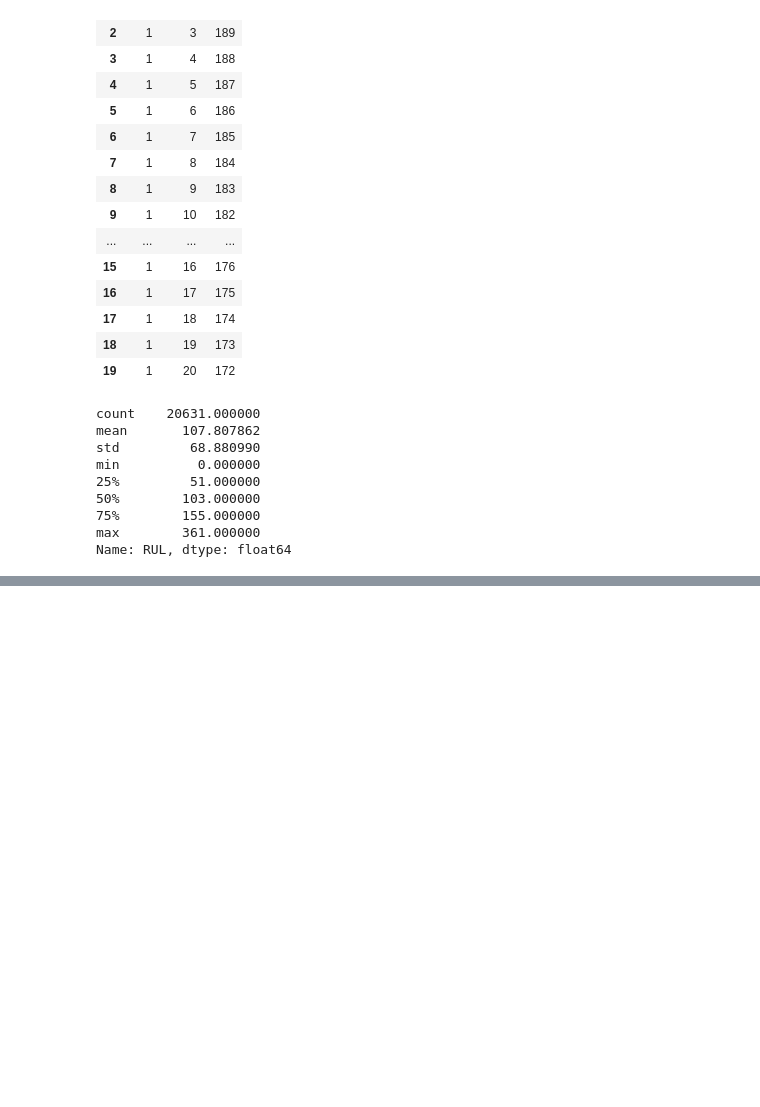
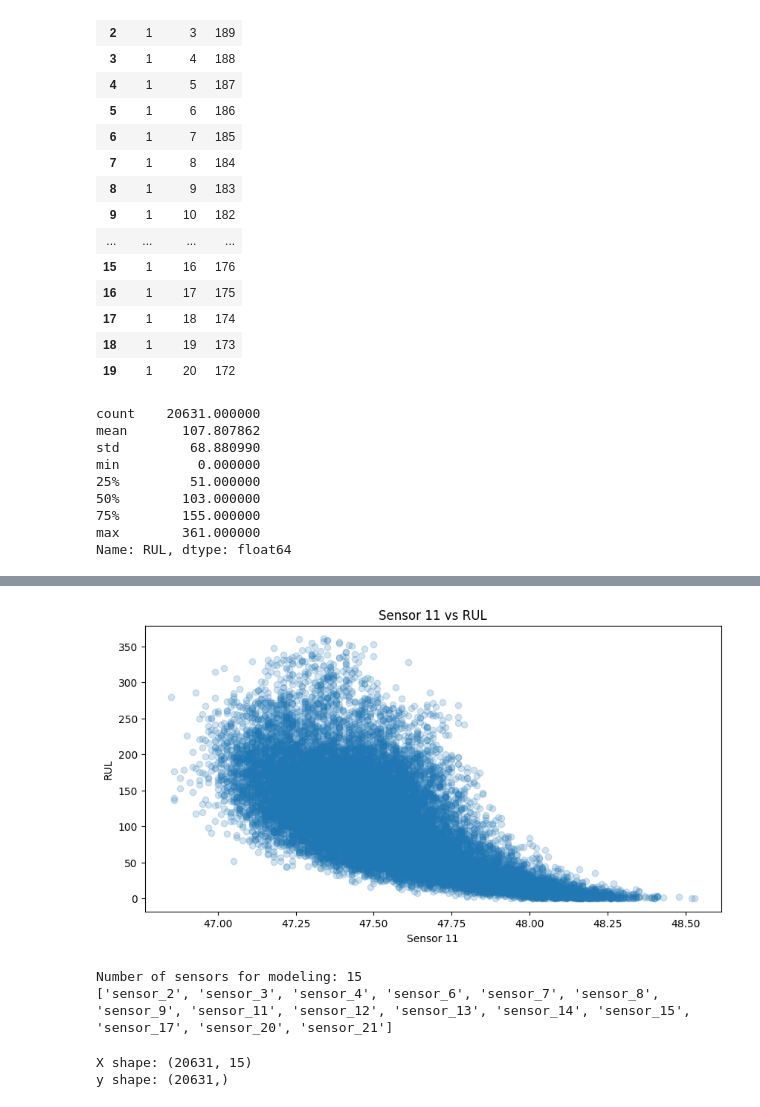
Before and after one commit to Eyasushewangizaw/C_MAPSS_RUL_Project, a Jupyter notebook: notebooks/01_CMAPSS_Data_Preparation.ipynb, the cells around one changed output, grey strips where cells are left out. Saved outputs shown, nothing was run; the diff lists cells and outputs as text; code cells hidden in the pictures; blank space fills up the shorter version.

```diff
--- a/notebooks/01_CMAPSS_Data_Preparation.ipynb
+++ b/notebooks/01_CMAPSS_Data_Preparation.ipynb
@@ -271,0 +288,4 @@ train_raw.to_csv(
+# %%
+DATA_PATH = "../data"
+
+print(DATA_PATH)
@@ -271,0 +547,45 @@ train_raw.to_csv(
+# %%
+plt.figure(figsize=(10, 5))
+
+plt.scatter(
+    train_raw["sensor_11"],
+    train_raw["RUL"],
+    alpha=0.2
+)
+
+plt.xlabel("Sensor 11")
+plt.ylabel("RUL")
+plt.title("Sensor 11 vs RUL")
+
+plt.show()
+# %% [output]
+[figure, added]
+# %%
+constant_sensors = [
+    "sensor_1",
+    "sensor_5",
+    "sensor_10",
+    "sensor_16",
+    "sensor_18",
+    "sensor_19"
+]
+
+model_sensors = [
+    sensor for sensor in sensor_columns
+    if sensor not in constant_sensors
+]
+
+print("Number of sensors for modeling:", len(model_sensors))
+print(model_sensors)
+# %% [output]
+Number of sensors for modeling: 15
+['sensor_2', 'sensor_3', 'sensor_4', 'sensor_6', 'sensor_7', 'sensor_8', 'sensor_9', 'sensor_11', 'sensor_12', 'sensor_13', 'sensor_14', 'sensor_15', 'sensor_17', 'sensor_20', 'sensor_21']
+# %%
+X = train_raw[model_sensors]
+y = train_raw["RUL"]
+
+print("X shape:", X.shape)
+print("y shape:", y.shape)
+# %% [output]
+X shape: (20631, 15)
+y shape: (20631,)
```
Also changed, not shown: parts of 33 cells of this notebook, 4 other files.
